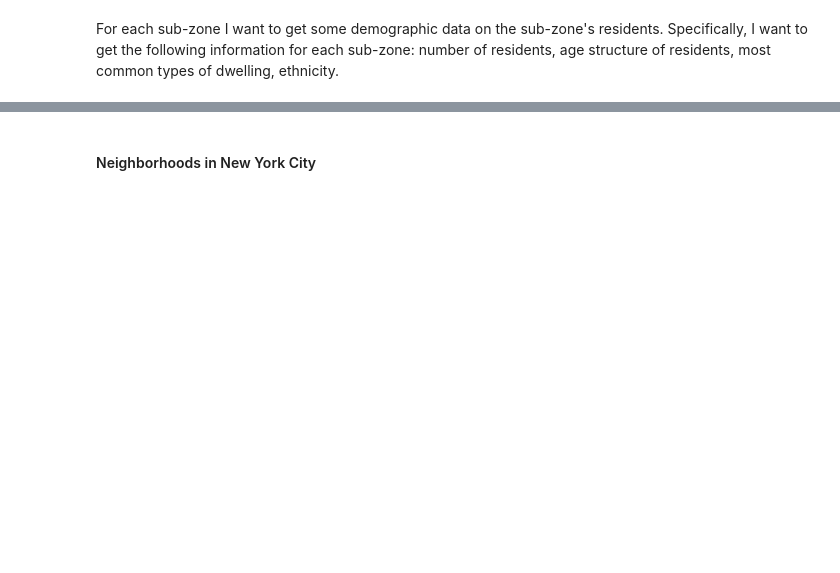
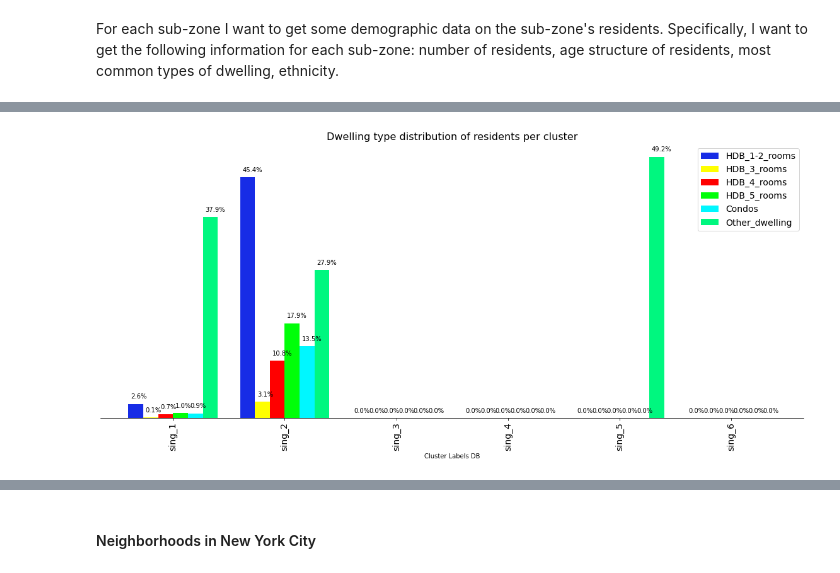
Before and after one commit to MichaelKurz1988/CityAnalysis, a Jupyter notebook: Singapore_nyc_cluster.ipynb, the cells around one changed output, grey strips where cells are left out. Saved outputs shown, nothing was run; the diff lists cells and outputs as text; code cells hidden in the pictures; blank space fills up the shorter version.

```diff
--- a/Singapore_nyc_cluster.ipynb
+++ b/Singapore_nyc_cluster.ipynb
@@ -287,0 +695,4 @@ postcode_venues_sorted.head()
+# %%
+createPlots(singapore_clusters,[0,7,8,9,10,11,12],'Cluster Labels DB','Dwelling type distribution of residents per cluster')
+# %% [output]
+[figure, added]
```
Also changed, not shown: parts of 63 cells of this notebook.
